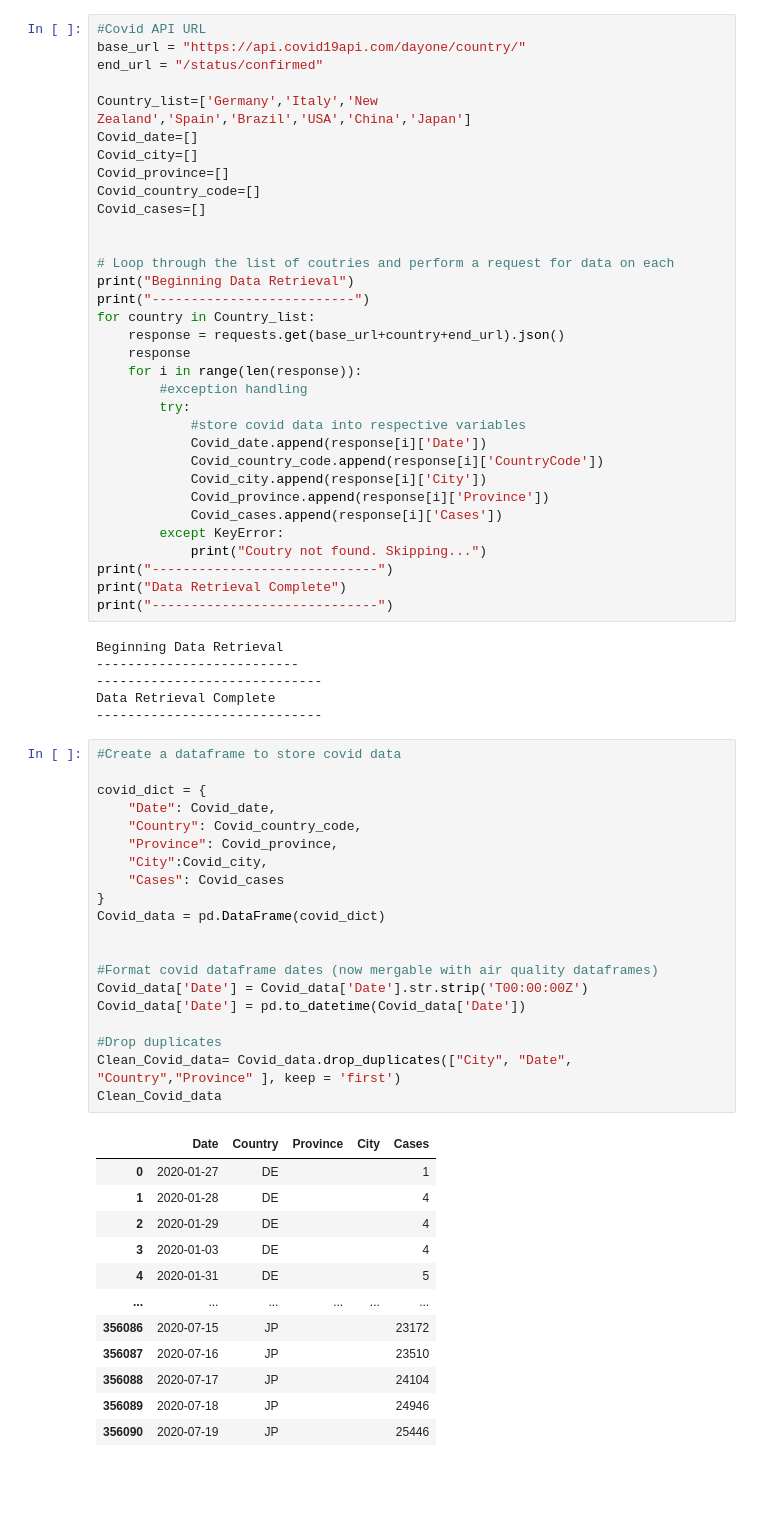
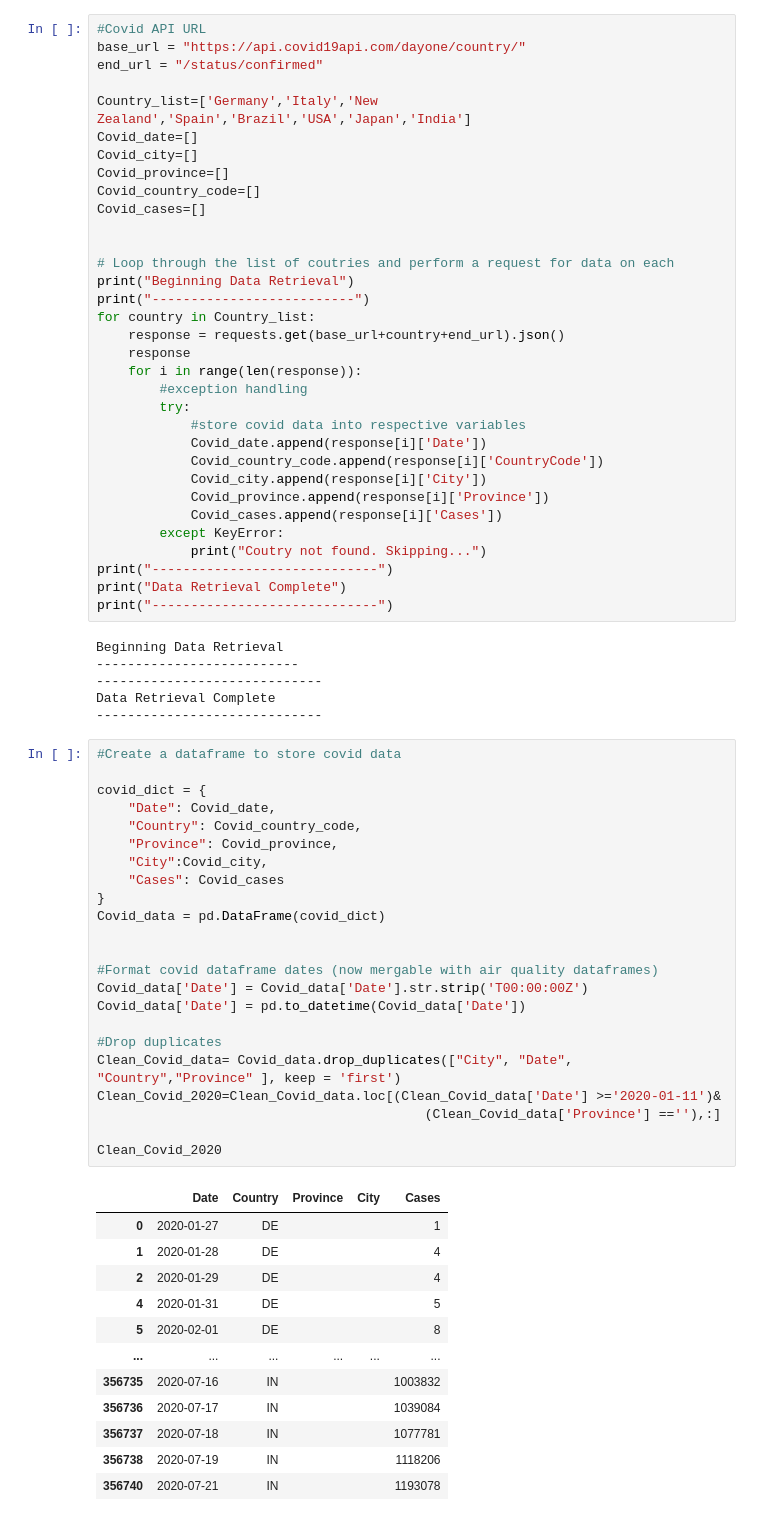
Before and after one commit to lekshmicnair/COVAIR--Study-of-Air-Quality-during-Covid., a Jupyter notebook: covid_aq_analysis.ipynb, the cells around one changed output. Cells and saved outputs as stored; diff of their text form; blank space fills up the shorter version.

```diff
--- a/covid_aq_analysis.ipynb
+++ b/covid_aq_analysis.ipynb
@@ -53,7 +53,7 @@ clean_aq2019_df
 base_url = "https://api.covid19api.com/dayone/country/"
 end_url = "/status/confirmed"
 
-Country_list=['Germany','Italy','New Zealand','Spain','Brazil','USA','China','Japan']
+Country_list=['Germany','Italy','New Zealand','Spain','Brazil','USA','Japan','India']
 Covid_date=[]
 Covid_city=[]
 Covid_province=[]
@@ -90,33 +90,36 @@ Data Retrieval Complete
 # %%
 #Create a dataframe to store covid data
 
 covid_dict = {
     "Date": Covid_date,
     "Country": Covid_country_code,
     "Province": Covid_province,
     "City":Covid_city,
     "Cases": Covid_cases
 }
 Covid_data = pd.DataFrame(covid_dict)
 
 
 #Format covid dataframe dates (now mergable with air quality dataframes)
 Covid_data['Date'] = Covid_data['Date'].str.strip('T00:00:00Z')
 Covid_data['Date'] = pd.to_datetime(Covid_data['Date'])
 
 #Drop duplicates
 Clean_Covid_data= Covid_data.drop_duplicates(["City", "Date", "Country","Province" ], keep = 'first')
-Clean_Covid_data
+Clean_Covid_2020=Clean_Covid_data.loc[(Clean_Covid_data['Date'] >='2020-01-11')&
+                                          (Clean_Covid_data['Province'] ==''),:]
+
+Clean_Covid_2020
 # %% [output]
 |  | Date | Country | Province | City | Cases |
 | 0 | 2020-01-27 | DE |  |  | 1 |
 | 1 | 2020-01-28 | DE |  |  | 4 |
 | 2 | 2020-01-29 | DE |  |  | 4 |
-| 3 | 2020-01-03 | DE |  |  | 4 |
 | 4 | 2020-01-31 | DE |  |  | 5 |
+| 5 | 2020-02-01 | DE |  |  | 8 |
 | ... | ... | ... | ... | ... | ... |
-| 356086 | 2020-07-15 | JP |  |  | 23172 |
-| 356087 | 2020-07-16 | JP |  |  | 23510 |
-| 356088 | 2020-07-17 | JP |  |  | 24104 |
-| 356089 | 2020-07-18 | JP |  |  | 24946 |
-| 356090 | 2020-07-19 | JP |  |  | 25446 |
+| 356735 | 2020-07-16 | IN |  |  | 1003832 |
+| 356736 | 2020-07-17 | IN |  |  | 1039084 |
+| 356737 | 2020-07-18 | IN |  |  | 1077781 |
+| 356738 | 2020-07-19 | IN |  |  | 1118206 |
+| 356740 | 2020-07-21 | IN |  |  | 1193078 |
```
Also changed, not shown: parts of 22 cells of this notebook, 35 other files.
